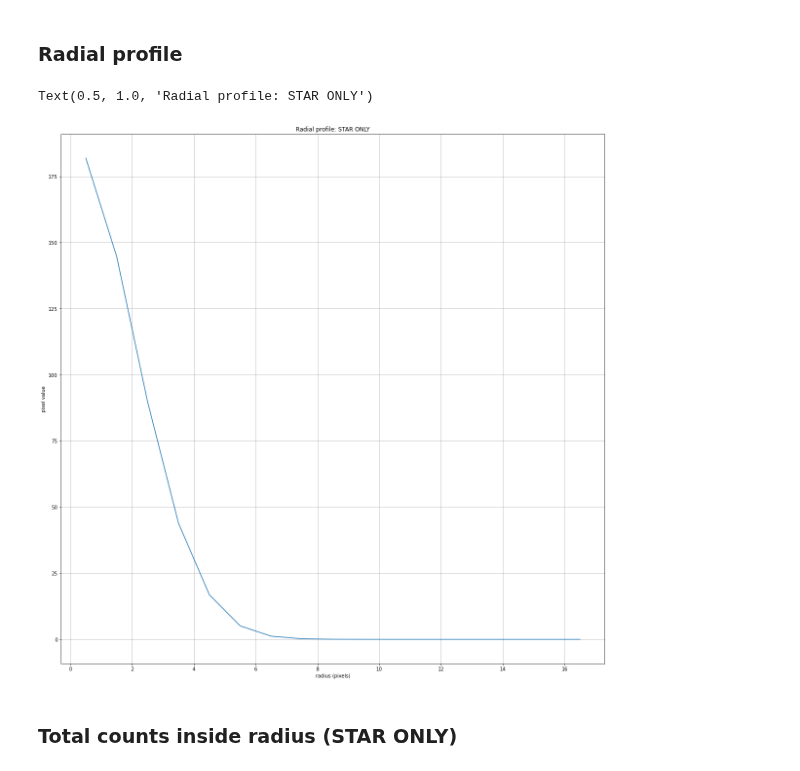
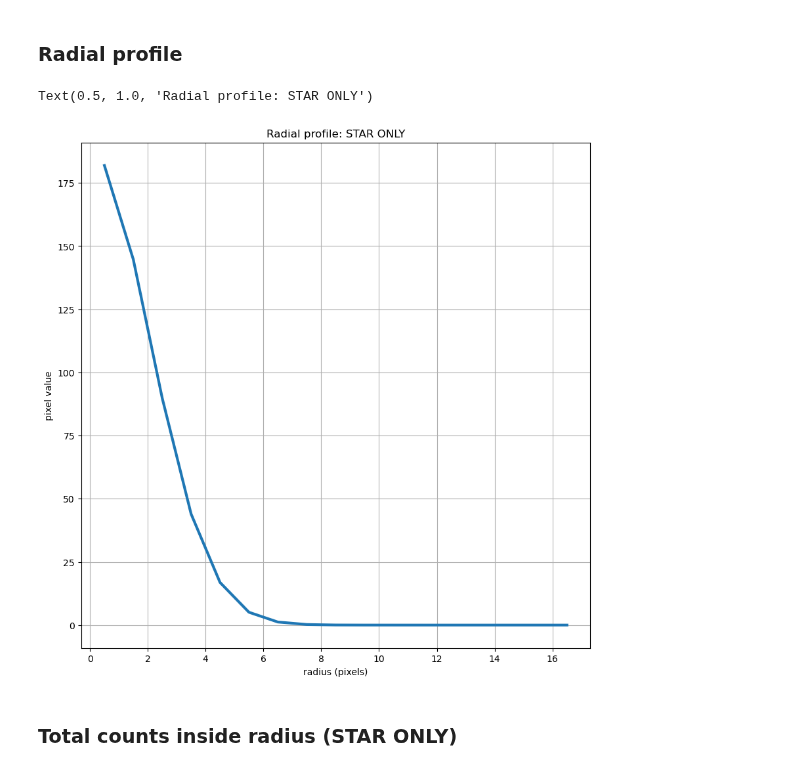
Before and after one commit to mwcraig/ast266-notes, a Jupyter notebook: 2023-10-16-aperture-size.ipynb, the cells around one changed output. Cells and saved outputs as stored; diff of their text form; code cells hidden in the pictures.

```diff
--- a/2023-10-16-aperture-size.ipynb
+++ b/2023-10-16-aperture-size.ipynb
@@ -38,6 +31,7 @@ def circle(x, y, radius):
 rng = np.random.default_rng(seed=548975)
 # %%
 figure_size = (20, 20)
+graph_size = (10, 10)
 image_size = 25
 star_center = (12, 12)
 sigma = 2  # Gaussian width of the star
@@ -84,15 +78,15 @@ plt.legend()
 rprof = RadialProfile(star_grid, star_center, np.arange(18))  #  - np.median(new_total_image[:8, :8])
 cgrow = CurveOfGrowth(star_grid, star_center, np.arange(1, 19))
 # %%
-plt.figure(figsize=figure_size)
-plt.plot(rprof.radius, rprof.profile)
+plt.figure(figsize=graph_size)
+plt.plot(rprof.radius, rprof.profile, linewidth=3)
 plt.grid()
 plt.xlabel('radius (pixels)')
 plt.ylabel('pixel value')
 plt.title('Radial profile: STAR ONLY')
 # %% [output]
 Text(0.5, 1.0, 'Radial profile: STAR ONLY')
-[figure, old version]
+[figure, new version]
 # %% [markdown]
 ### Total counts inside radius (STAR ONLY)
 # %%
```
Also changed, not shown: parts of 13 cells of this notebook, 2 other files.
